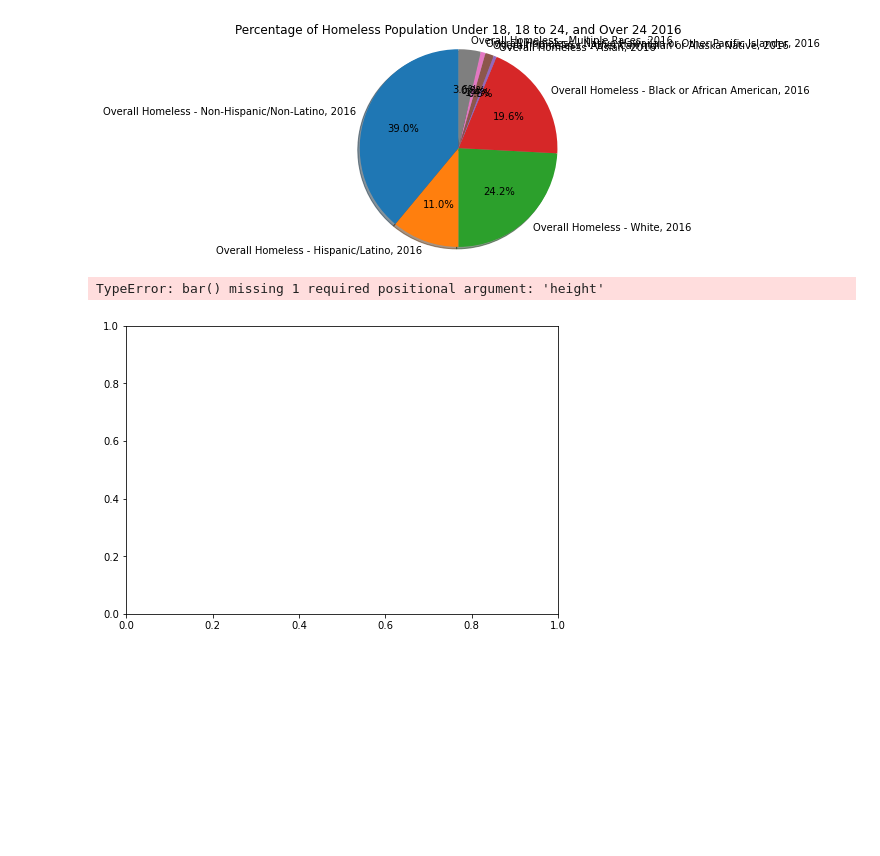
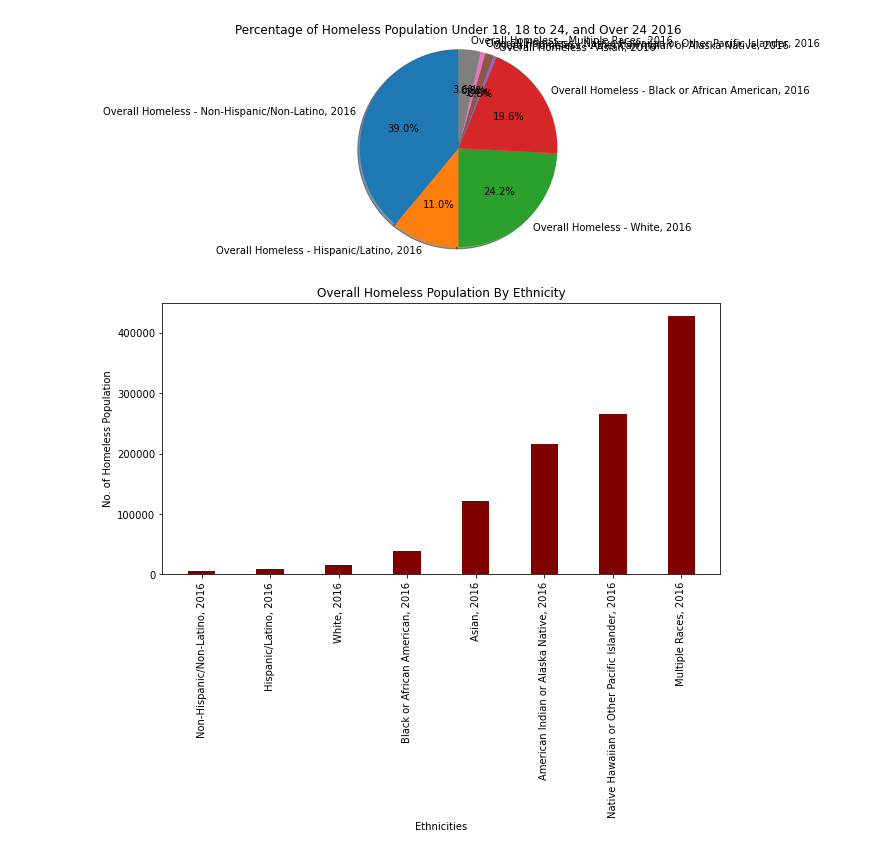
Before and after one commit to esther2897/project_one, a Jupyter notebook: 2016 Homeless Data.ipynb, the cells around one changed output. Drawn from its saved outputs; the diff is of its cells as text; code cells hidden in the pictures; blank space fills up the shorter version.

Commit message:
Working with bar charts and polishing pie charts

```diff
--- a/2016 Homeless Data.ipynb
+++ b/2016 Homeless Data.ipynb
@@ -185,13 +185,20 @@ plt.show()
 # %% [output]
 [figure]
 # %%
-fig = plt.figure()
-ax = fig.add_axes([0,0,1,1])
-# labels = ['Overall Homeless - Non-Hispanic/Non-Latino, 2016','Overall Homeless - Hispanic/Latino, 2016', 'Overall Homeless - White, 2016', 'Overall Homeless - Black or African American, 2016', 'Overall Homeless - Asian, 2016', 'Overall Homeless - American Indian or Alaska Native, 2016','Overall Homeless - Native Hawaiian or Other Pacific Islander, 2016','Overall Homeless - Multiple Races, 2016']
-data = [converted_total_nonhispanic_nonlatino,converted_total_hispanic_latino,converted_total_white,converted_total_black__or_african_american,converted_total_asian,converted_total_american_indian_or_alaskan_native,converted_total_native_hawaiian_or_other_pacific_islander,converted_total_multiple_races]
-ax.bar(data)
-ax.legend(labels=(['Overall Homeless - Non-Hispanic/Non-Latino, 2016','Overall Homeless - Hispanic/Latino, 2016', 'Overall Homeless - White, 2016', 'Overall Homeless - Black or African American, 2016', 'Overall Homeless - Asian, 2016', 'Overall Homeless - American Indian or Alaska Native, 2016','Overall Homeless - Native Hawaiian or Other Pacific Islander, 2016','Overall Homeless - Multiple Races, 2016']))
+ethnicity = ['Non-Hispanic/Non-Latino, 2016','Hispanic/Latino, 2016', 'White, 2016', 'Black or African American, 2016', 'Asian, 2016', 'American Indian or Alaska Native, 2016','Native Hawaiian or Other Pacific Islander, 2016','Multiple Races, 2016']
+values = [converted_total_nonhispanic_nonlatino,converted_total_hispanic_latino,converted_total_white,converted_total_black__or_african_american,converted_total_asian,converted_total_american_indian_or_alaskan_native,converted_total_native_hawaiian_or_other_pacific_islander,converted_total_multiple_races]
+values = sorted(values)
+
+fig = plt.figure(figsize = (10, 5))
+
+# creating the bar plot
+plt.bar(ethnicity, values, color ='maroon',
+        width = 0.4)
+
+plt.xlabel("Ethnicities")
+plt.ylabel("No. of Homeless Population")
+plt.title("Overall Homeless Population By Ethnicity")
+plt.xticks(rotation="vertical")
 plt.show()
 # %% [output]
-TypeError: bar() missing 1 required positional argument: 'height'
-[figure, old version]
+[figure, new version]
```
Also changed, not shown: 3 other files.
